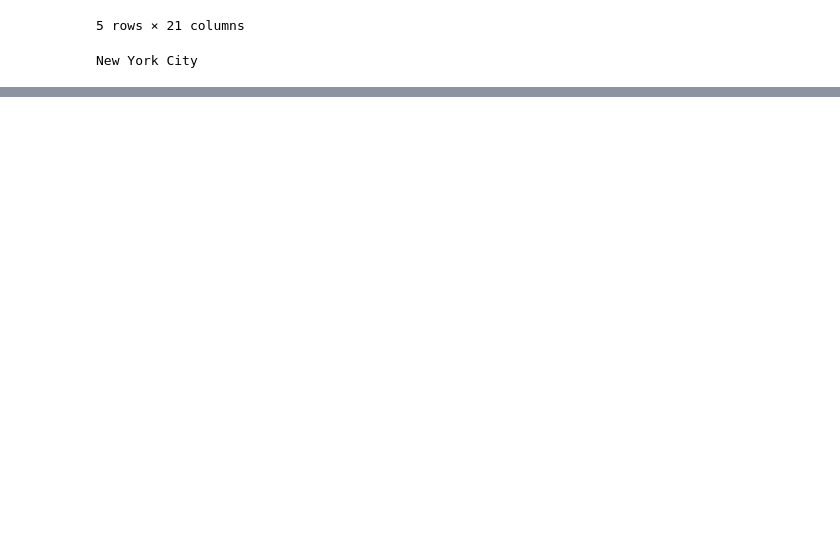
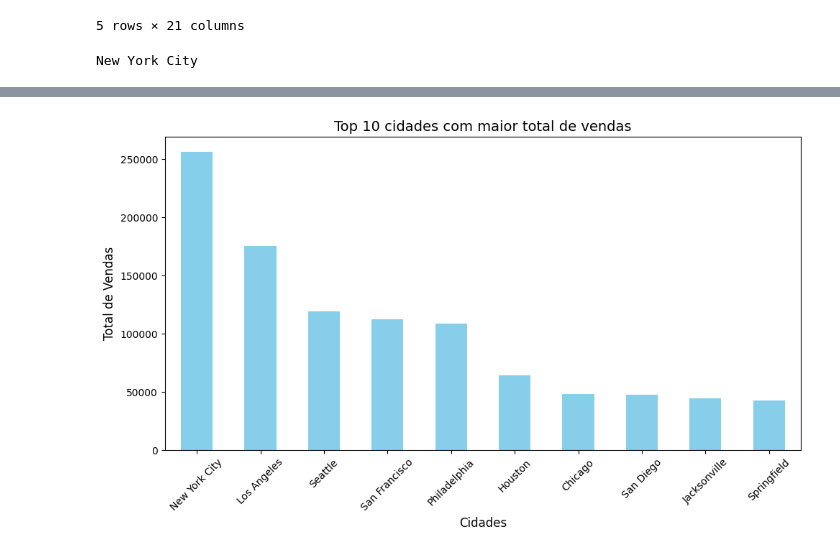
Before and after one commit to JulioFigueiredo/Python_DSA, a Jupyter notebook: Modulo_SQL/Desafio/analise_exploratoria.ipynb, the cells around one changed output, grey strips where cells are left out. Saved outputs shown, nothing was run; the diff lists cells and outputs as text; code cells hidden in the pictures; blank space fills up the shorter version.

```diff
--- a/Modulo_SQL/Desafio/analise_exploratoria.ipynb
+++ b/Modulo_SQL/Desafio/analise_exploratoria.ipynb
@@ -28,0 +47,18 @@ New York City
+# %%
+# Quais São as 10 Cidades com Maior Total de Vendas? Demonstre o resultado através de um gráfico de barras
+
+top10_vendas = cidades.nlargest(10)
+
+plt.figure(figsize=(10,6))
+top10_vendas.plot(kind='bar',color='skyblue')
+
+plt.title('Top 10 cidades com maior total de vendas', fontsize=14)
+plt.xlabel('Cidades', fontsize=12)
+plt.ylabel('Total de Vendas', fontsize=12)
+plt.xticks(rotation=45)  # Rotaciona as datas para melhorar a legibilidade
+
+# Exibe o gráfico
+plt.tight_layout()
+plt.show()
+# %% [output]
+[figure, added]
```
Also changed, not shown: parts of 2 cells of this notebook.
